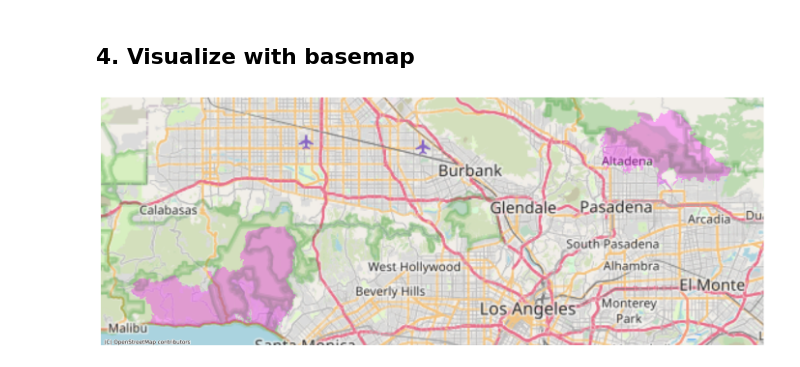
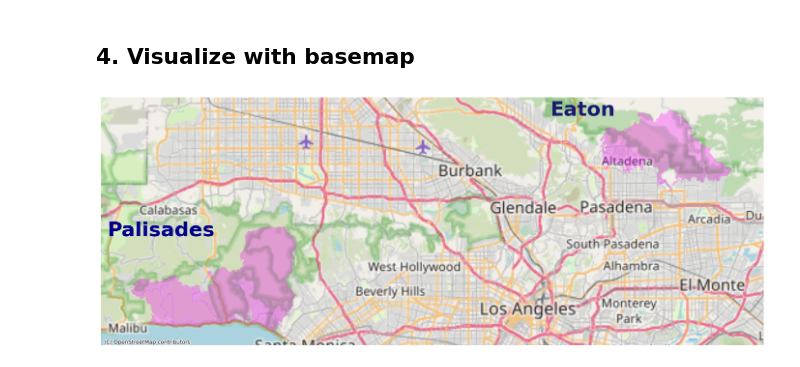
Before and after one commit to zachyyy700/eds220-2025-discussions, a Jupyter notebook: section-8-fires.ipynb, the cells around one changed output. Saved outputs shown, nothing was run; the diff lists cells and outputs as text; code cells hidden in the pictures.

```diff
--- a/section-8-fires.ipynb
+++ b/section-8-fires.ipynb
@@ -13,13 +14,17 @@ from janitor import clean_names
 fp1 = os.path.join("data", "California_Historic_Fire_Perimeters_-5643920427189821347.geojson")
 perimeter_data = gpd.read_file(fp1).clean_names()
 
-fp2 = os.path.join("data", "EJI_2024_United_States", "EJI_2024_United_States.gdb")
+fp2 = os.path.join("data", "EJI_2024_California", "EJI_2024_California.gdb")
 eji_data = gpd.read_file(fp2).clean_names()
 # %% [markdown]
 ## 2. Polygon intersection
 # %%
 # Filter to 2025 Palisades
 palisades_perimeter = perimeter_data[(perimeter_data['fire_name'] == "PALISADES") & (perimeter_data['year_'] == 2025)]
-# %%
-# Change EJI CRS
-eji_data = eji_data.to_crs("EPSG:3857")
+# %%
+# Change EJI CRS before joining
+if palisades_perimeter.crs != eji_data.crs:
+    print(f"No CRS match. Matching now to {palisades_perimeter.crs} ")
+    eji_data = eji_data.to_crs(palisades_perimeter.crs)
+else:
+    print("CRS match.")
@@ -70,21 +77,22 @@ eaton_clip.plot()
 # %%
 fig, ax = plt.subplots(1, 1, figsize=(14, 12))
 
 
 # ADD FIRE PERIMETERS: UPDATE FILL TRANSPARENCY AND COLOR
 palisades_clip.plot(ax=ax, facecolor='fuchsia', alpha=0.3)
 eaton_clip.plot(ax=ax, facecolor='fuchsia', alpha=0.3)
 
 # Add basemap using contextily
 ctx.add_basemap(ax, source=ctx.providers.OpenStreetMap.Mapnik)
 
 # ADD LEGEND OR ANNOTATION TO IDENTIFY EACH FIRE
-
+ax.text(x=-13215000, y=4045000, s="Palisades", fontsize=30, color='darkblue', weight='bold')
+ax.text(x=-13160000, y=4060000, s="Eaton", fontsize=30, color='midnightblue', weight='bold')
 # ADD TITLE
 
 ax.axis('off')
 
 plt.tight_layout()
 plt.show()
 # %% [output]
-[figure, old version]
+[figure, new version]
```
Also changed, not shown: parts of 4 cells of this notebook.
